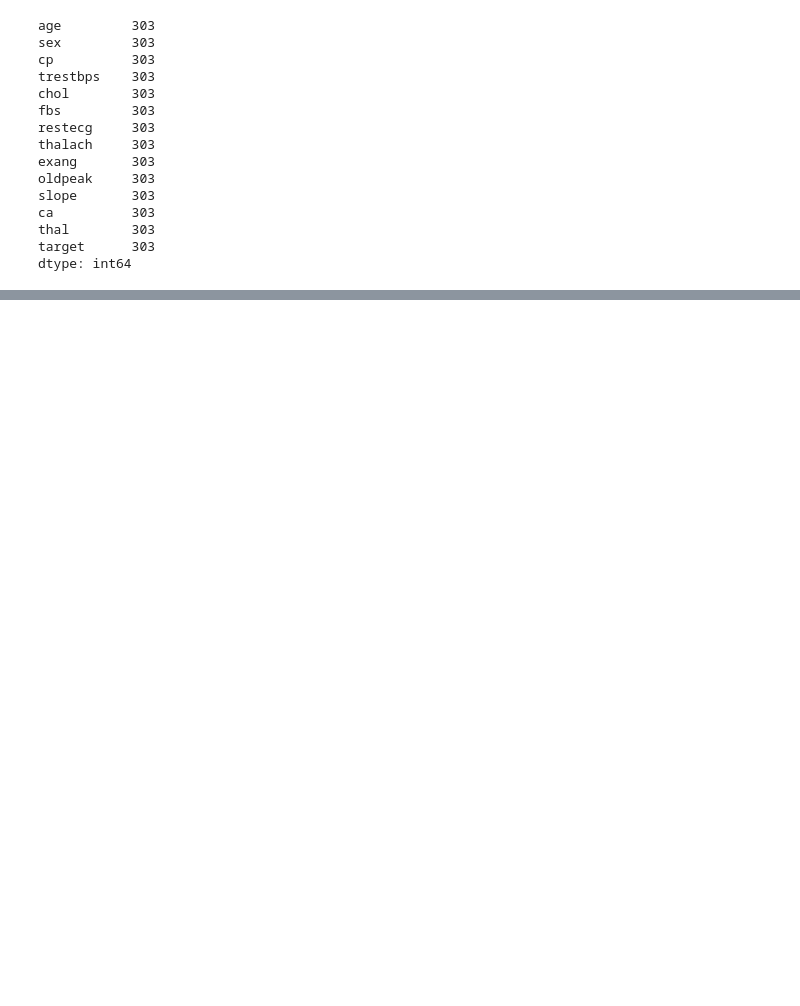
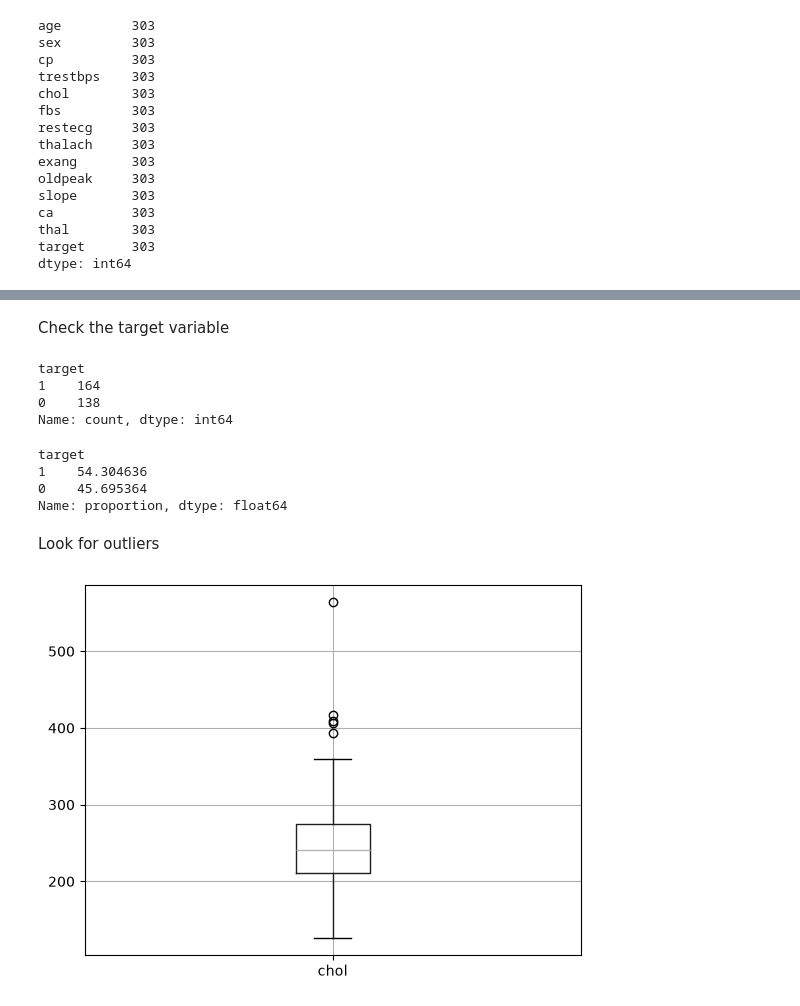
Before and after one commit to Mpho6746/silent-killer-ai-cvd, a Jupyter notebook: notebooks/01_preprocessing.ipynb, the cells around one changed output, grey strips where cells are left out. Cells and saved outputs as stored; diff of their text form; code cells hidden in the pictures; blank space fills up the shorter version.

```diff
--- a/notebooks/01_preprocessing.ipynb
+++ b/notebooks/01_preprocessing.ipynb
@@ -176,6 +34,0 @@ To capture the combined effect of age and systolic blood pressure on cardiovascu
-# %%
-# Create Age × SBP interaction feature
-df["age_sbp"] = df["age"] * df["sbp"]
-
-# Display the first few rows
-df[["age", "sbp", "age_sbp"]].head()
@@ -250,5 +34,0 @@ Seaborn installed successfully!
-# %%
-import matplotlib.pyplot as plt
-import seaborn as sns
-
-plt.style.use("ggplot")
@@ -354,2 +34,0 @@ import numpy as np
-# %%
-df = pd.read_csv("../data/raw/SAHeart.csv")
@@ -434,0 +73,3 @@ df.describe()
+# %%
+df = df.drop_duplicates()
+df.info()
@@ -434,0 +132,25 @@ df.describe()
+# %% [markdown]
+Check the target variable
+# %%
+df["target"].value_counts()
+# %% [output]
+target
+1    164
+0    138
+Name: count, dtype: int64
+# %%
+df["target"].value_counts(normalize=True) * 100
+# %% [output]
+target
+1    54.304636
+0    45.695364
+Name: proportion, dtype: float64
+# %% [markdown]
+Look for outliers
+# %%
+import matplotlib.pyplot as plt
+
+df.boxplot(column="chol")
+plt.show()
+# %% [output]
+[figure, added]
```
Also changed, not shown: parts of 55 cells of this notebook, 3 other files.
